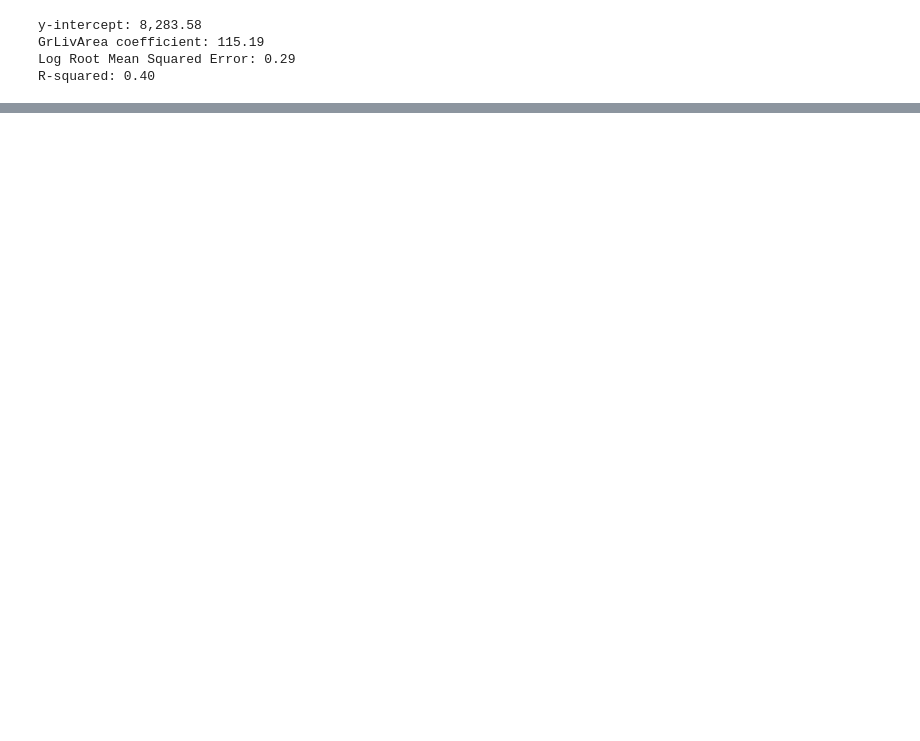
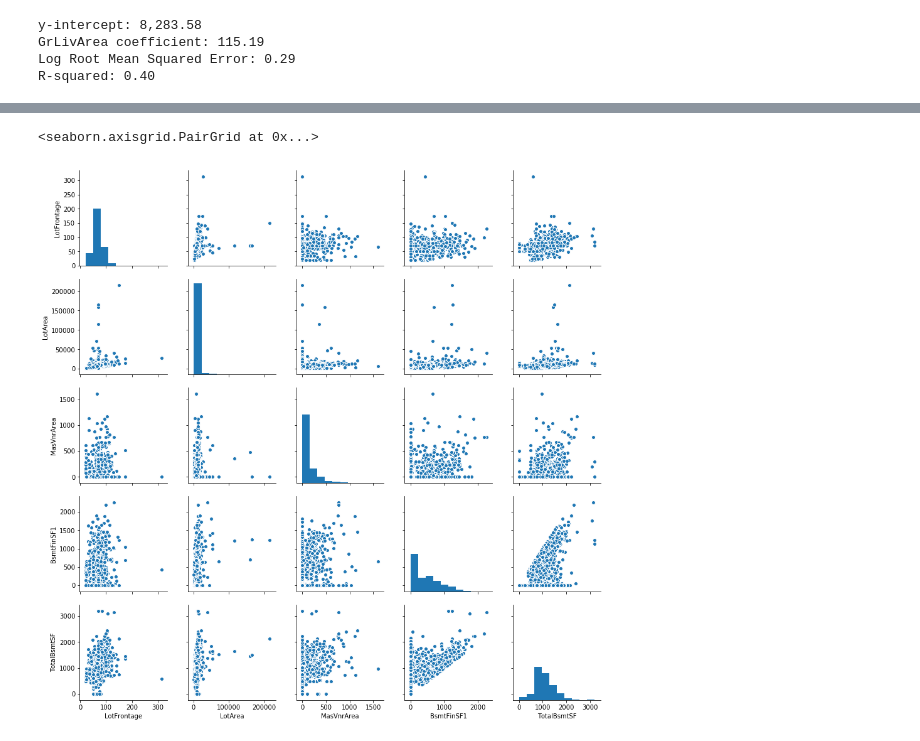
Before and after one commit to miwamoto/kaggle_housing, a Jupyter notebook: W207_Final.ipynb, the cells around one changed output, grey strips where cells are left out. Saved outputs shown, nothing was run; the diff lists cells and outputs as text; code cells hidden in the pictures; blank space fills up the shorter version.

```diff
--- a/W207_Final.ipynb
+++ b/W207_Final.ipynb
@@ -15,12 +15,15 @@ test = pd.read_csv('test.csv')
 
 #make dummy variables
 train_all = pd.get_dummies(train_raw)
+test_all = pd.get_dummies(test)
 
 #fill in missing with the mean of the column
 train_all = train_all.fillna(train_all.mean())
+test_all = test_all.fillna(test_all.mean())
 
 #experimenting with some transformations here?
 train_all['GrLivAreaSq'] = train_all['GrLivArea']**2
+test_all['GrLivAreaSq'] = test_all['GrLivArea']**2
 
 print train_all.shape
 
@@ -192,0 +219,26 @@ output.to_csv('Output.csv',columns=['Id','SalePrice'],index=False)
+# %%
+train_X_xgb = train_X.copy()
+dev_X_xgb = dev_X.copy()
+test_xgb = test_all.copy()
+# Drop variables that had |correlation| < 0.2 to sale price
+def try_to_drop(df, col):
+    try:
+        df.drop(col, axis=1, inplace=True)
+    except Exception:
+        pass
+    return df
+
+for col in corrmat.SalePrice.loc[np.abs(corrmat.SalePrice) < 0.2].index:
+    train_X_xgb = try_to_drop(train_X_xgb, col)
+    dev_X_xgb = try_to_drop(dev_X_xgb, col)
+    test_xgb = try_to_drop(test_xgb, col)
+
+features_to_standardize = [col for col in ['LotFrontage', 'LotArea', 'MasVnrArea', 'BsmtFinSF1', 'BsmtFinSF2',
+                           'TotalBsmtSF', '1stFlrSF', '2ndFlrSF', 'LowQualFinSF', 'GrLivArea', 'GrLivAreaSq',
+                           'GarageArea', 'WoodDeckSF', 'OpenPorchSF', 'EnclosedPorch', '3SsnPorch',
+                           'ScreenPorch', 'PoolArea', 'MiscVal'] if col in train_X_xgb.columns]
+# Get a flavor of what a few of these variables look like -- they're basically all square footage
+sns.pairplot(train_X_xgb[features_to_standardize[0:min(5, len(features_to_standardize))]])
+# %% [output]
+<seaborn.axisgrid.PairGrid at 0x...>
+[figure, added]
```
Also changed, not shown: parts of 33 cells of this notebook.
